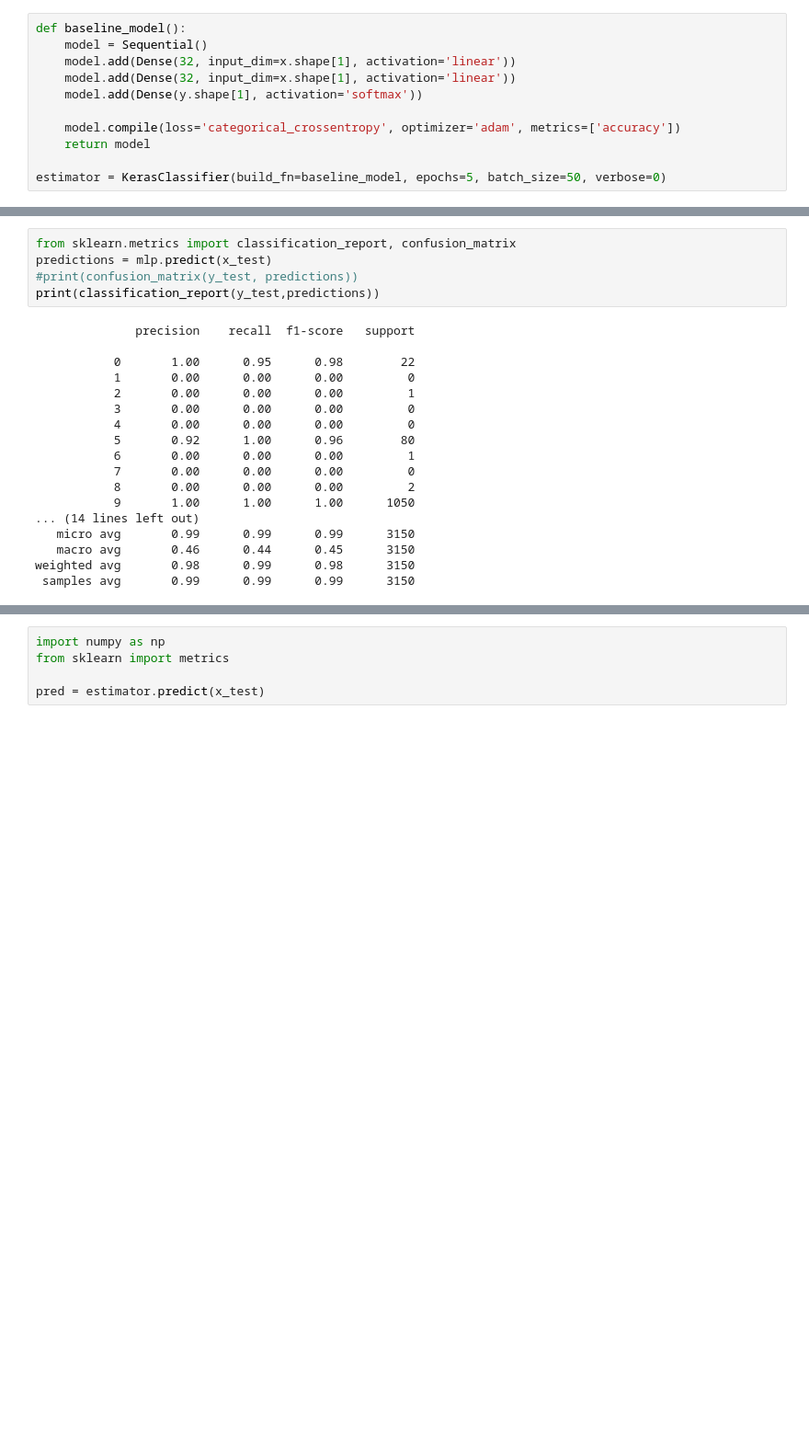
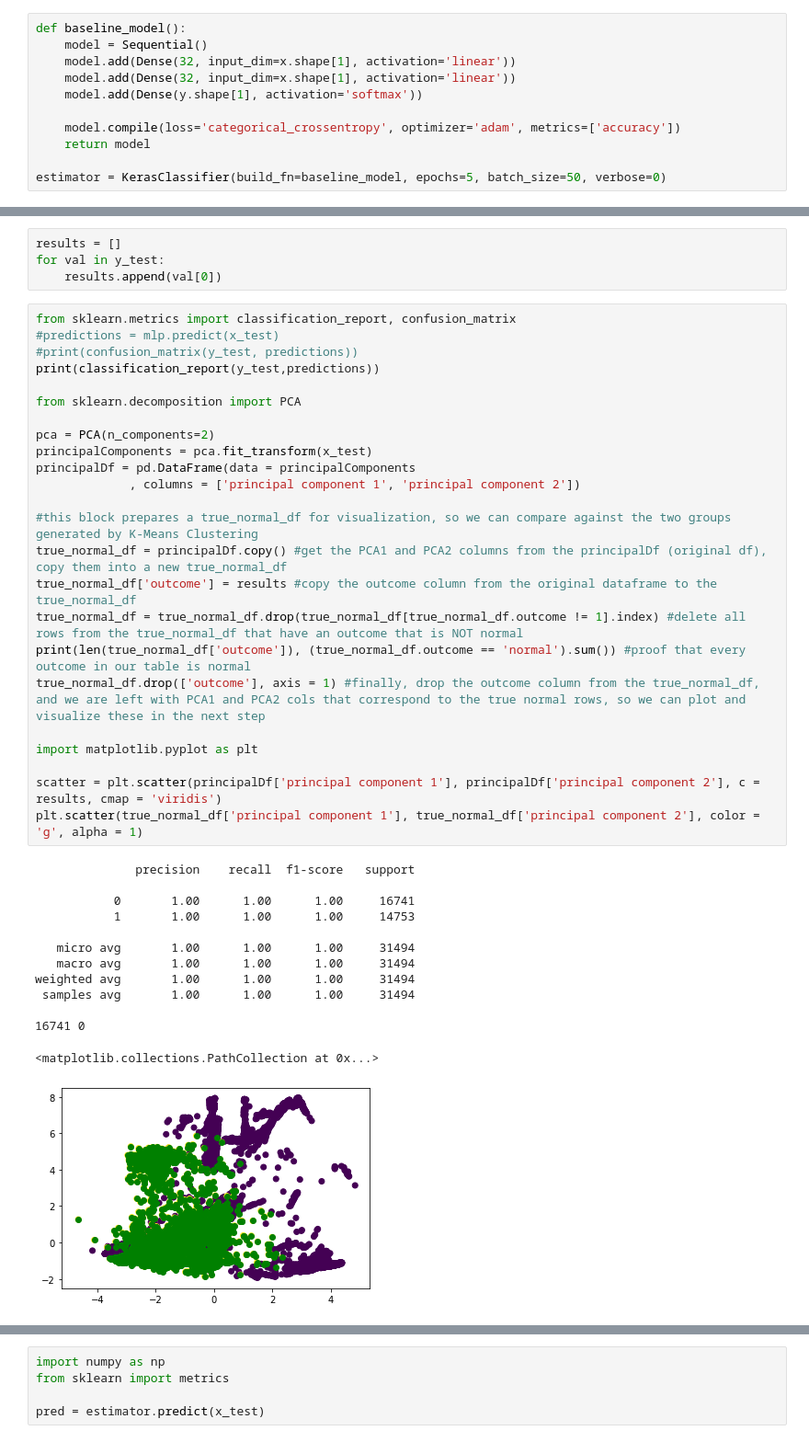
Before and after one commit to greg-norton/kdd99-ml, a Jupyter notebook: tensorflow-multiclass-classification.ipynb, the cells around one changed output, grey strips where cells are left out. Shown: that part at 92% size. Drawn from its saved outputs; the diff is of its cells as text; blank space fills up the shorter version.

```diff
--- a/tensorflow-multiclass-classification.ipynb
+++ b/tensorflow-multiclass-classification.ipynb
@@ -254,26 +265,45 @@ MLPClassifier(activation='relu', alpha=0.0001, batch_size='auto', beta_1=0.9,
-# %%
-from sklearn.metrics import classification_report, confusion_matrix
-predictions = mlp.predict(x_test)
-#print(confusion_matrix(y_test, predictions))
-print(classification_report(y_test,predictions))
-# %% [output]
-              precision    recall  f1-score   support
-
-           0       1.00      0.95      0.98        22
-           1       0.00      0.00      0.00         0
-           2       0.00      0.00      0.00         1
-           3       0.00      0.00      0.00         0
-           4       0.00      0.00      0.00         0
-           5       0.92      1.00      0.96        80
-           6       0.00      0.00      0.00         1
-           7       0.00      0.00      0.00         0
-           8       0.00      0.00      0.00         2
-           9       1.00      1.00      1.00      1050
-... (14 lines left out)
-   micro avg       0.99      0.99      0.99      3150
-   macro avg       0.46      0.44      0.45      3150
-weighted avg       0.98      0.99      0.98      3150
- samples avg       0.99      0.99      0.99      3150
+# %%
+results = []
+for val in y_test:
+    results.append(val[0])
+# %%
+from sklearn.metrics import classification_report, confusion_matrix
+#predictions = mlp.predict(x_test)
+#print(confusion_matrix(y_test, predictions))
+print(classification_report(y_test,predictions))
+
+from sklearn.decomposition import PCA
+
+pca = PCA(n_components=2)
+principalComponents = pca.fit_transform(x_test)
+principalDf = pd.DataFrame(data = principalComponents
+             , columns = ['principal component 1', 'principal component 2'])
+
+#this block prepares a true_normal_df for visualization, so we can compare against the two groups generated by K-Means Clustering
+true_normal_df = principalDf.copy() #get the PCA1 and PCA2 columns from the principalDf (original df), copy them into a new true_normal_df
+true_normal_df['outcome'] = results #copy the outcome column from the original dataframe to the true_normal_df
+true_normal_df = true_normal_df.drop(true_normal_df[true_normal_df.outcome != 1].index) #delete all rows from the true_normal_df that have an outcome that is NOT normal
+print(len(true_normal_df['outcome']), (true_normal_df.outcome == 'normal').sum()) #proof that every outcome in our table is normal
+true_normal_df.drop(['outcome'], axis = 1) #finally, drop the outcome column from the true_normal_df, and we are left with PCA1 and PCA2 cols that correspond to the true normal rows, so we can plot and visualize these in the next step
+
+import matplotlib.pyplot as plt
+
+scatter = plt.scatter(principalDf['principal component 1'], principalDf['principal component 2'], c = results, cmap = 'viridis')
+plt.scatter(true_normal_df['principal component 1'], true_normal_df['principal component 2'], color = 'g', alpha = 1)
+# %% [output]
+              precision    recall  f1-score   support
+
+           0       1.00      1.00      1.00     16741
+           1       1.00      1.00      1.00     14753
+
+   micro avg       1.00      1.00      1.00     31494
+   macro avg       1.00      1.00      1.00     31494
+weighted avg       1.00      1.00      1.00     31494
+ samples avg       1.00      1.00      1.00     31494
+
+16741 0
+<matplotlib.collections.PathCollection at 0x...>
+[figure, added]
 # %%
 from tensorflow.keras.callbacks import EarlyStopping
 
```
Also changed, not shown: parts of 8 cells of this notebook, 1 other file.
